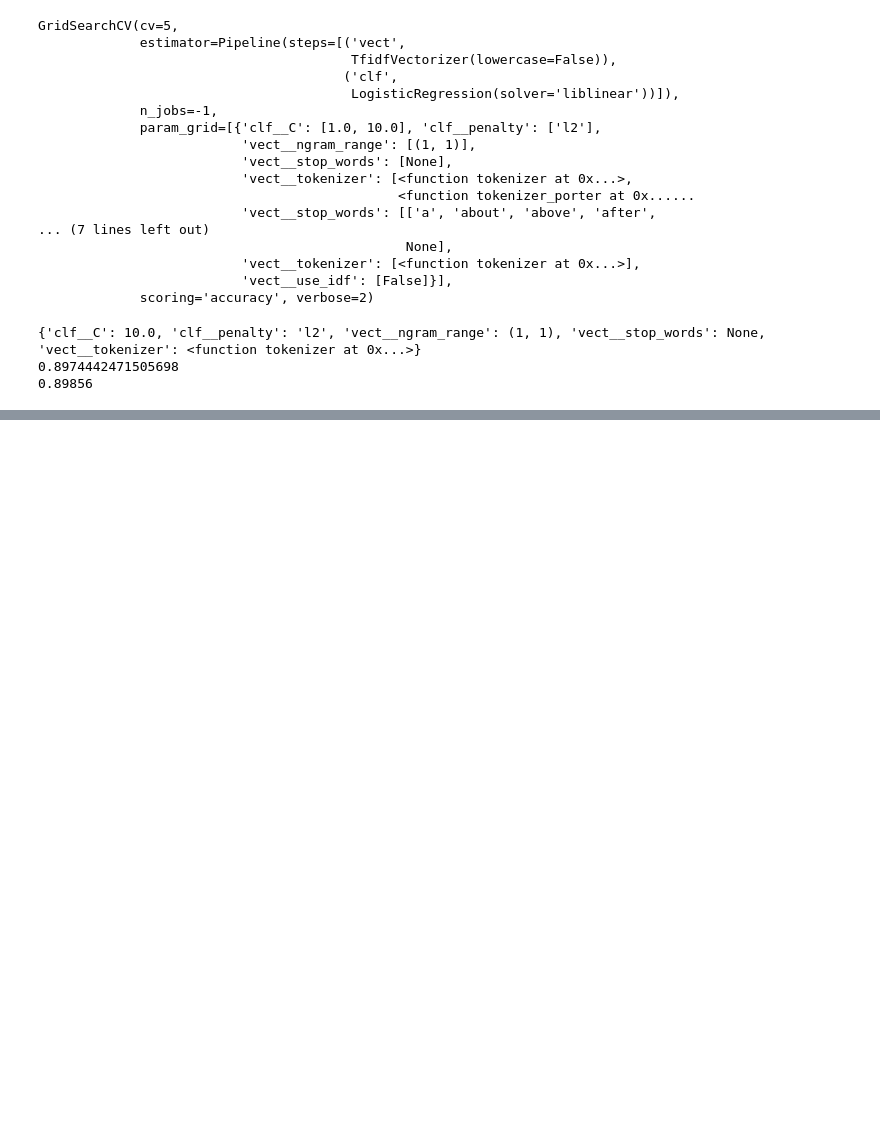
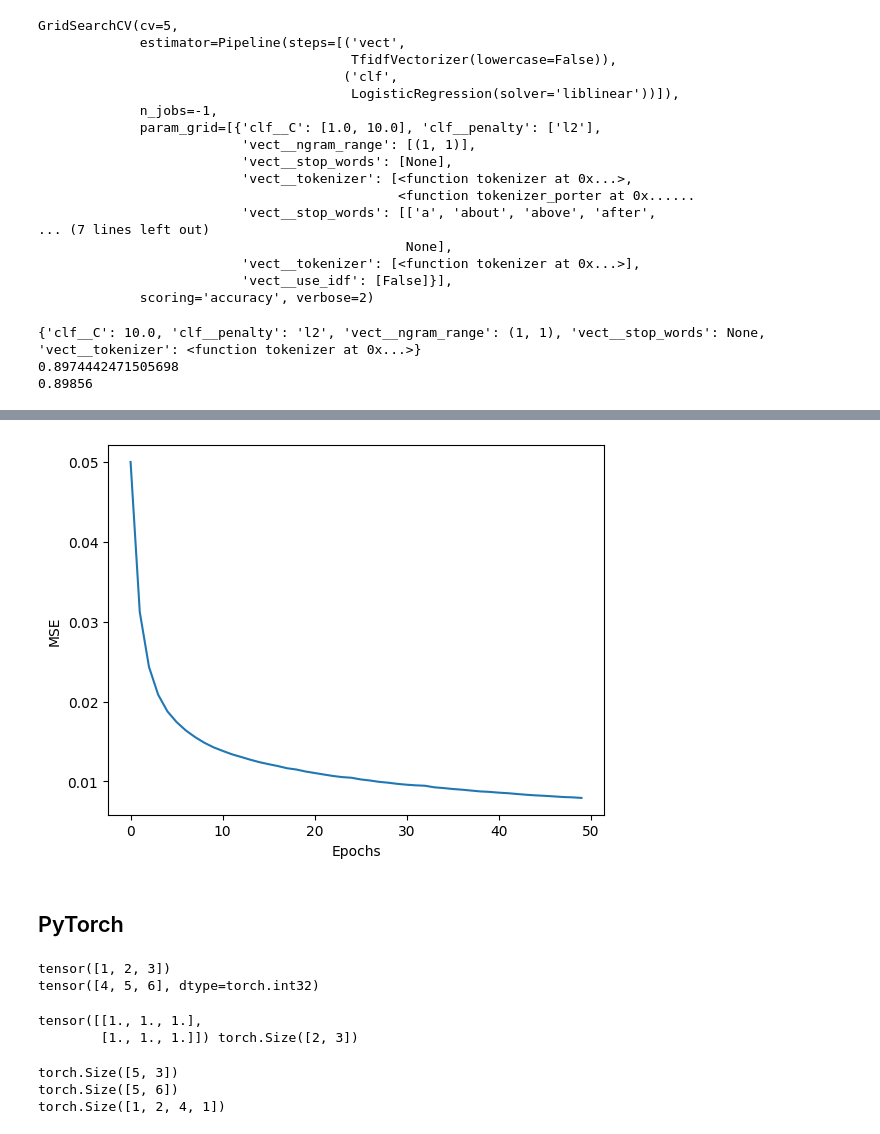
Before and after one commit to gCTRL26/ML_models, a Jupyter notebook: theory/many_models_from_book.ipynb, the cells around one changed output, grey strips where cells are left out. Cells and saved outputs as stored; diff of their text form; code cells hidden in the pictures; blank space fills up the shorter version.

Commit message:
add torch

```diff
--- a/theory/many_models_from_book.ipynb
+++ b/theory/many_models_from_book.ipynb
@@ -1094,0 +1209,34 @@ print(clf_nlp.score(X_test_nlp, y_test_nlp))
+# %%
+def train(model, X_train, y_train, X_valid, y_valid, num_epochs, learning_rate=0.1):
+    epochs_loss = []
+    epochs_train_acc = []
+    epochs_valid_acc = []
+    for e in range(num_epochs):
+        minibatch_gen = minibatch_generator(X_train, y_train, minibatch_size=100)
+        for X_train_mini, y_train_mini in minibatch_gen:
+            a_h, a_out = model.forward(X_train_mini)
+            d_loss__d_w_out, d_loss__d_b_out, \
+            d_loss__d_w_h, d_loss__d_b_h = \
+            model.backward(X_train_mini, a_h, a_out, y_train_mini)
+
+            model.weight_h -= learning_rate * d_loss__d_w_h
+            model.weight_out -= learning_rate * d_loss__d_w_out
+            model.bias_h -= learning_rate * d_loss__d_b_h
+            model.bias_out -= learning_rate * d_loss__d_b_out
+        train_mse, train_acc = compute_mse_and_acc(model, X_train, y_train)
+        valid_mse, valid_acc = compute_mse_and_acc(model, X_valid, y_valid)
+        train_acc, valid_acc = train_acc * 100, valid_acc * 100
+        epochs_train_acc.append(train_acc)
+        epochs_valid_acc.append(valid_acc)
+        epochs_loss.append(train_mse)
+        print(f"Эпоха: {e+1:03d}/{num_epochs:03d} "
+              f"| Train MSE: {train_mse:.2f} "
+              f"| Train Acc: {train_acc:.2f}% "
+              f"| Valid Acc: {valid_acc:.2f}%")
+    return epochs_loss, epochs_train_acc, epochs_valid_acc
+# %%
+np.random.seed(123)
+model = NeuralNetMLP(num_features=28*28, num_hidden=50, num_classes=10)
+epoch_loss, epoch_train_acc, epoch_valid_acc = train(
+    model, X_train, y_train, X_valid, y_valid, num_epochs=50, learning_rate=0.1
+)
@@ -1094,0 +1261,45 @@ print(clf_nlp.score(X_test_nlp, y_test_nlp))
+# %%
+plt.plot(range(len(epoch_loss)), epoch_loss)
+plt.ylabel("MSE")
+plt.xlabel("Epochs")
+plt.show()
+# %% [output]
+[figure, added]
+# %% [markdown]
+## PyTorch
+# %%
+import torch
+import numpy as np
+
+np.set_printoptions(precision=3)
+a = [1, 2, 3]
+b = np.array([4, 5, 6], dtype=np.int32)
+t_a = torch.tensor(a)
+t_b = torch.from_numpy(b)
+print(t_a)
+print(t_b)
+# %% [output]
+tensor([1, 2, 3])
+tensor([4, 5, 6], dtype=torch.int32)
+# %%
+t_ones = torch.ones(2, 3)
+print(t_ones, t_ones.shape)
+# %% [output]
+tensor([[1., 1., 1.],
+        [1., 1., 1.]]) torch.Size([2, 3])
+# %%
+t = torch.rand(3, 5)
+t_tr = torch.transpose(t, 0, 1)
+print(t_tr.shape)
+
+t_z = torch.zeros(30)
+t_resh = t_z.reshape(5, 6)
+print(t_resh.shape)
+
+t_zer = torch.zeros(1, 2, 1, 4, 1)
+t_sqz = torch.squeeze(t_zer, 2)
+print(t_sqz.shape)
+# %% [output]
+torch.Size([5, 3])
+torch.Size([5, 6])
+torch.Size([1, 2, 4, 1])
```
Also changed, not shown: parts of 16 cells of this notebook.
